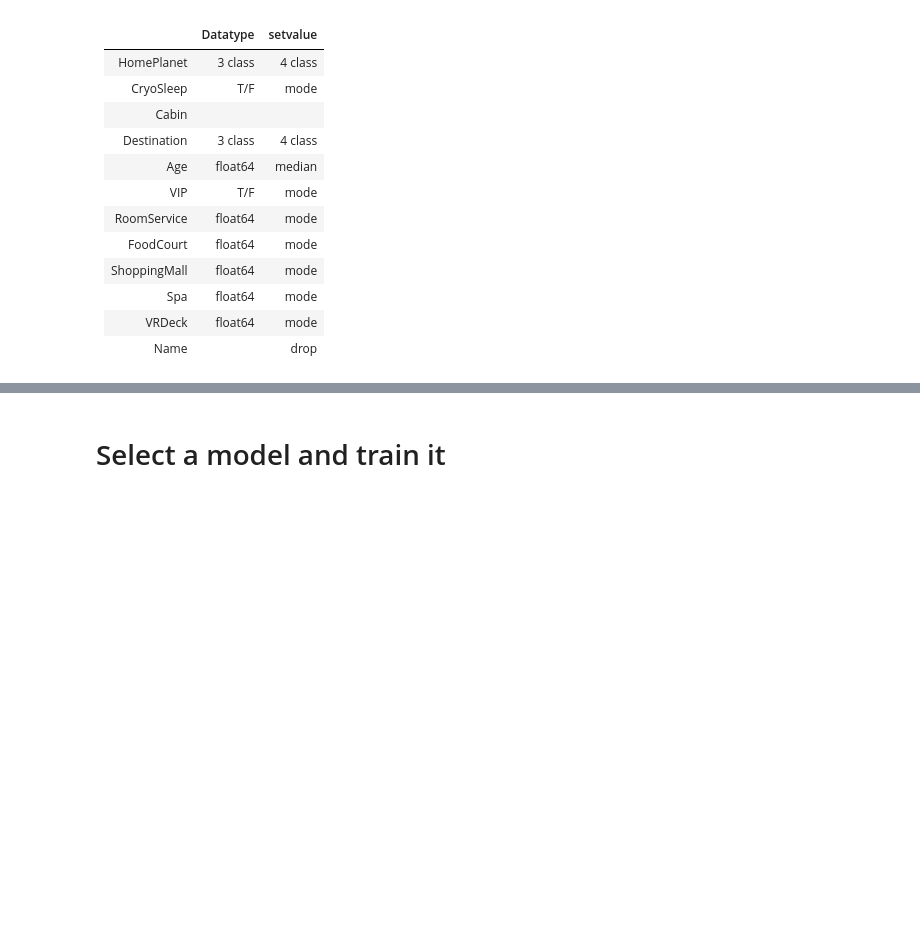
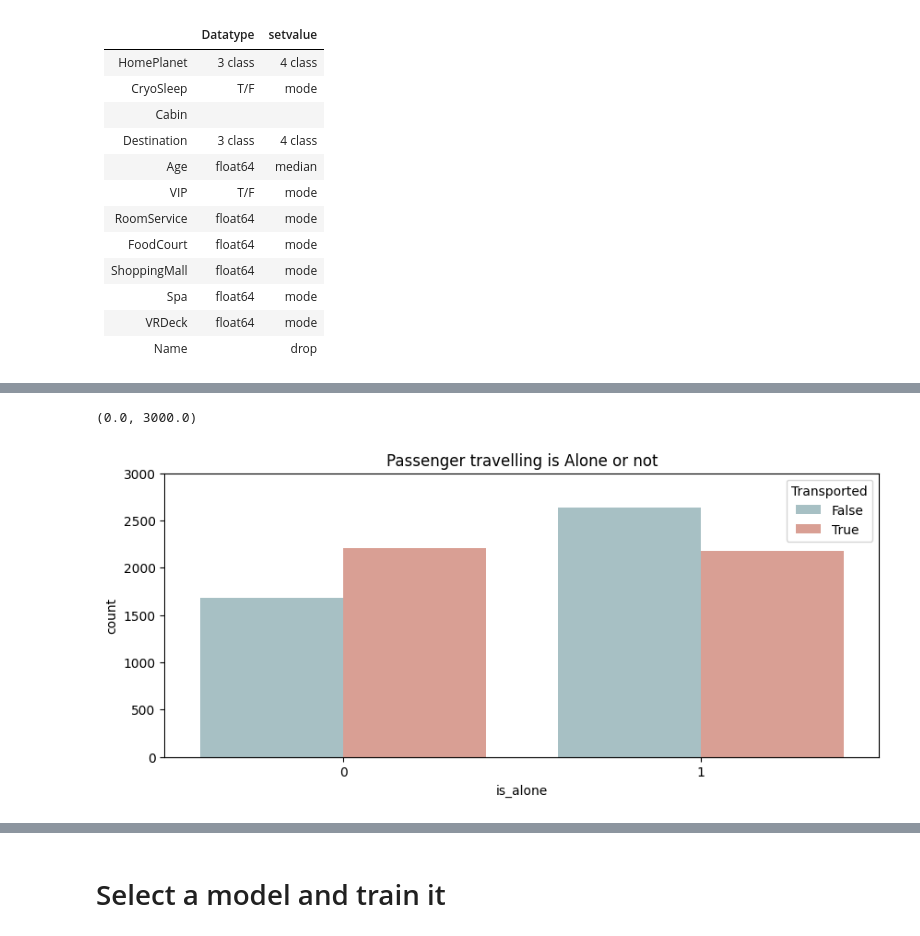
Before and after one commit to Elliefffish/ml-final-Stitanic, a Jupyter notebook: 「ml_final_project_ipynb」的副本.ipynb, the cells around one changed output, grey strips where cells are left out. Cells and saved outputs as stored; diff of their text form; code cells hidden in the pictures; blank space fills up the shorter version.

```diff
--- a/「ml_final_project_ipynb」的副本.ipynb
+++ b/「ml_final_project_ipynb」的副本.ipynb
@@ -497,12 +517,15 @@ fig.tight_layout()
 # %%
 # Add feature "is_alone"
-passenger['is_alone']=(passenger['Group_size']==1).astype(int)
-passenger_test['is_alone']=(passenger_test['Group_size']==1).astype(int)
+passenger['is_alone']=(passenger['Group_size']==1).astype(bool)
+passenger_test['is_alone']=(passenger_test['Group_size']==1).astype(bool)
 
 plt.figure(figsize=(10,4))
 sns.countplot(data=passenger, x='is_alone', hue='Transported')
 plt.title('Passenger travelling is Alone or not')
 plt.ylim([0,3000])
+# %% [output]
+(0.0, 3000.0)
+[figure, added]
 # %%
 data = passenger.copy()
 data_test = passenger_test.copy()
```
Also changed, not shown: parts of 22 cells of this notebook.
